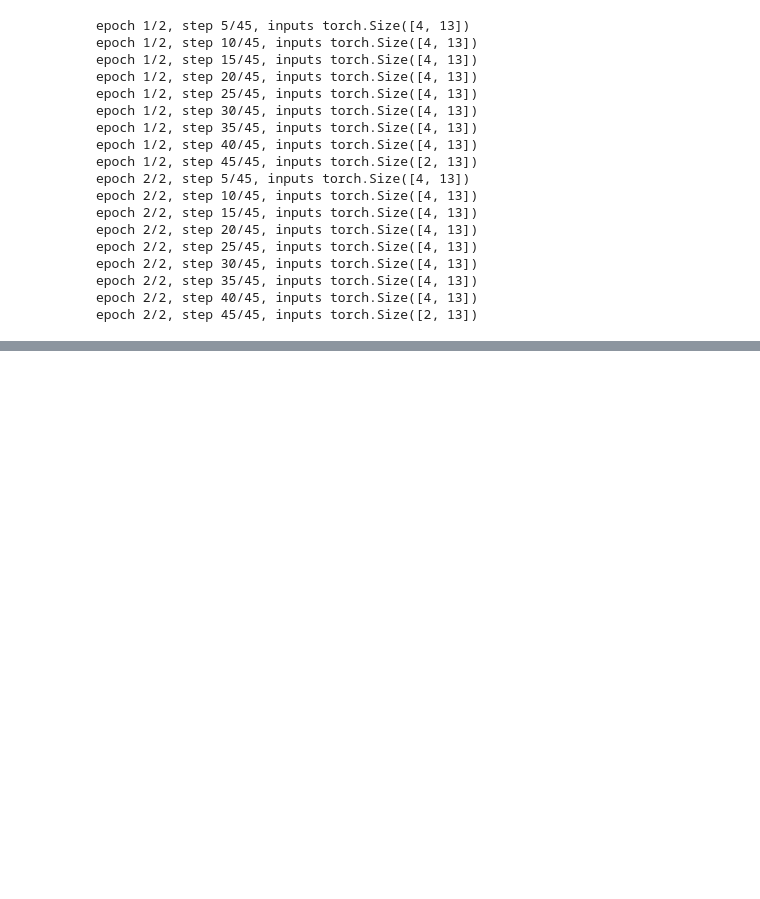
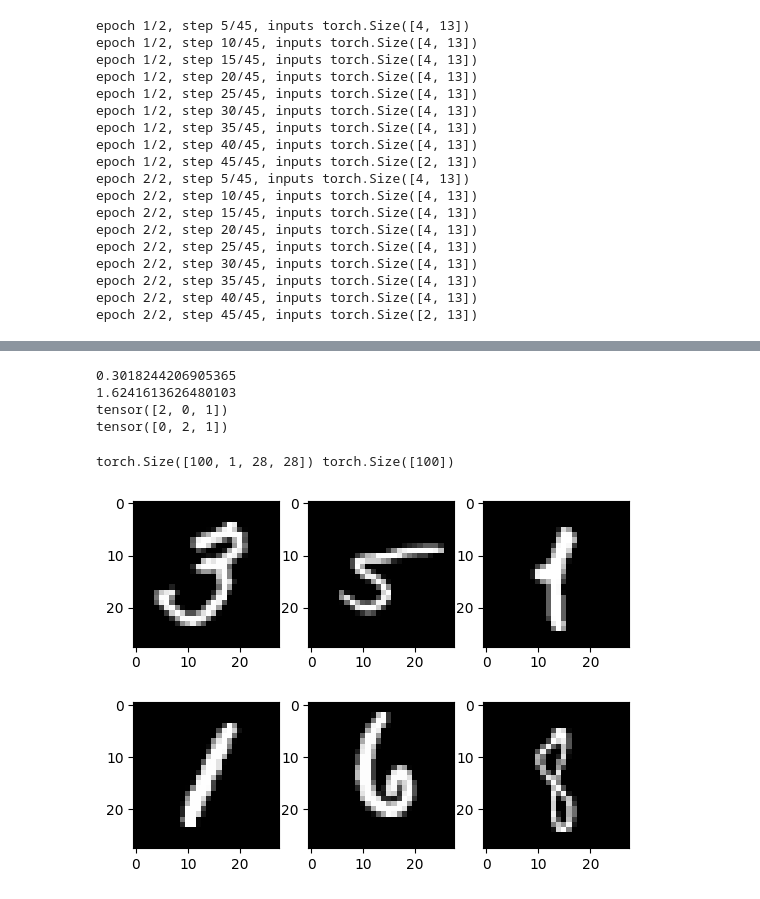
Before and after one commit to Bhimsendabby/Machine--Learning-practice, a Jupyter notebook: pytorch_learning.ipynb, the cells around one changed output, grey strips where cells are left out. Drawn from its saved outputs; the diff is of its cells as text; code cells hidden in the pictures; blank space fills up the shorter version.

```diff
--- a/pytorch_learning.ipynb
+++ b/pytorch_learning.ipynb
@@ -481,0 +566,27 @@ epoch 2/2, step 45/45, inputs torch.Size([2, 13])
+# %%
+#Select all 3 clasess
+Y = torch.tensor([2,0,1])
+
+# nsamples x nclasses = 1x3
+Y_pred_good = torch.tensor([[0.1,1.0,2.1],[2.0,1.0,0.1],[0.1,3.0,0.1]])
+Y_pred_bad = torch.tensor([[2.1,1.0,0.1],[0.1,1.0,2.1],[0.1,3.0,0.1]])
+
+l1 = loss(Y_pred_good, Y)
+l2 = loss(Y_pred_bad, Y)
+
+
+# See the result for zeroth index cross entropy loss is less that means it is correct class
+#because for correct class entropy loss decreses for incorrect it is incresing
+print(l1.item())
+print(l2.item())
+
+
+_, y_pred_good = torch.max(Y_pred_good, 1)
+_, y_pred_bad = torch.max(Y_pred_bad, 1)
+print(y_pred_good)
+print(y_pred_bad)
+# %% [output]
+0.3018244206905365
+1.6241613626480103
+tensor([2, 0, 1])
+tensor([0, 2, 1])
@@ -481,0 +637,41 @@ epoch 2/2, step 45/45, inputs torch.Size([2, 13])
+# %%
+import torch
+import torchvision
+import torch.nn as nn
+import torchvision.transforms as transforms
+import torch.optim as optim
+import torch.nn.functional as F
+import matplotlib.pyplot as plt
+import numpy as np
+
+#device config
+device = torch.device('cuda' if torch.cuda.is_available() else 'cpu')
+
+#hyper parameters
+input_size = 784
+hidden_size = 100
+num_classes = 10
+num_epochs = 2
+batch_size = 100
+learning_rate = 0.001
+
+# MNIST
+train_dataset = torchvision.datasets.MNIST(root='/content/data', train=True, transform=transforms.ToTensor(), download=True)
+test_dataset = torchvision.datasets.MNIST(root='./content/data', train=False, transform=transforms.ToTensor(), download=True)
+
+
+train_loader = torch.utils.data.DataLoader(dataset=train_dataset, batch_size=batch_size, shuffle=True)
+test_loader = torch.utils.data.DataLoader(dataset=test_dataset, batch_size=batch_size, shuffle=False)
+# %%
+examples = iter(train_loader)
+samples, labels = next(examples)
+print(samples.shape, labels.shape)
+# %% [output]
+torch.Size([100, 1, 28, 28]) torch.Size([100])
+# %%
+for i in range(6):
+  plt.subplot(2,3,i+1)
+  plt.imshow(samples[i][0], cmap='gray')
+plt.show()
+# %% [output]
+[figure, added]
```
Also changed, not shown: parts of 9 cells of this notebook.
